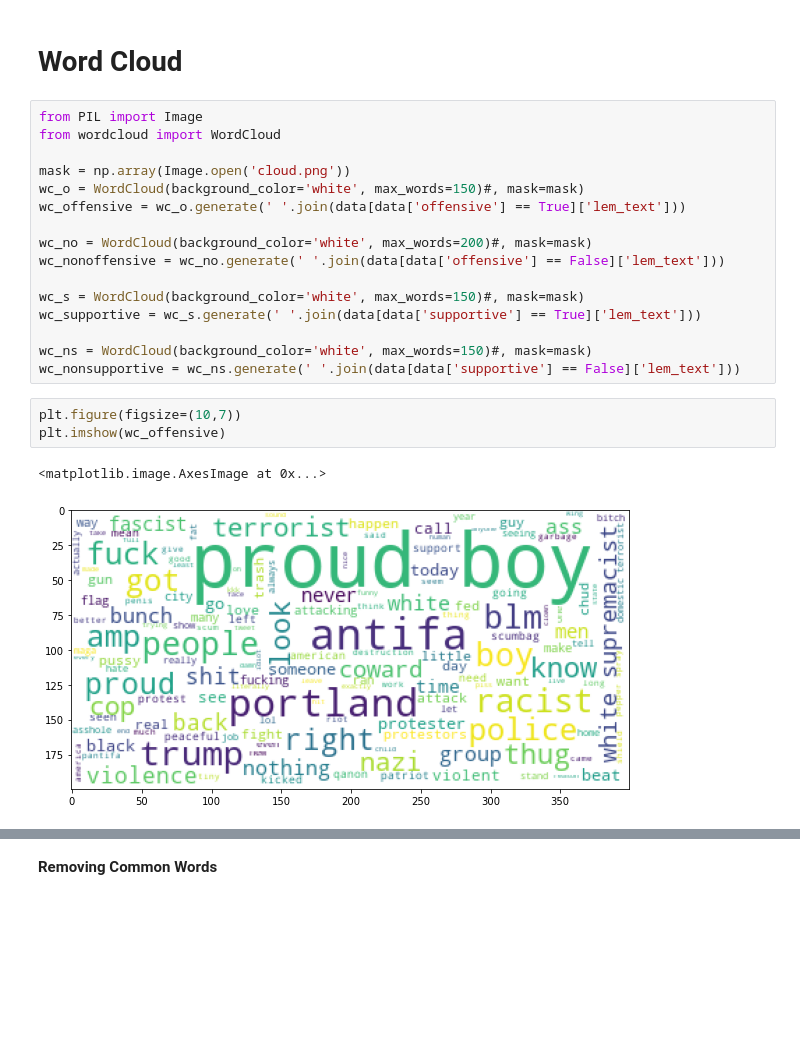
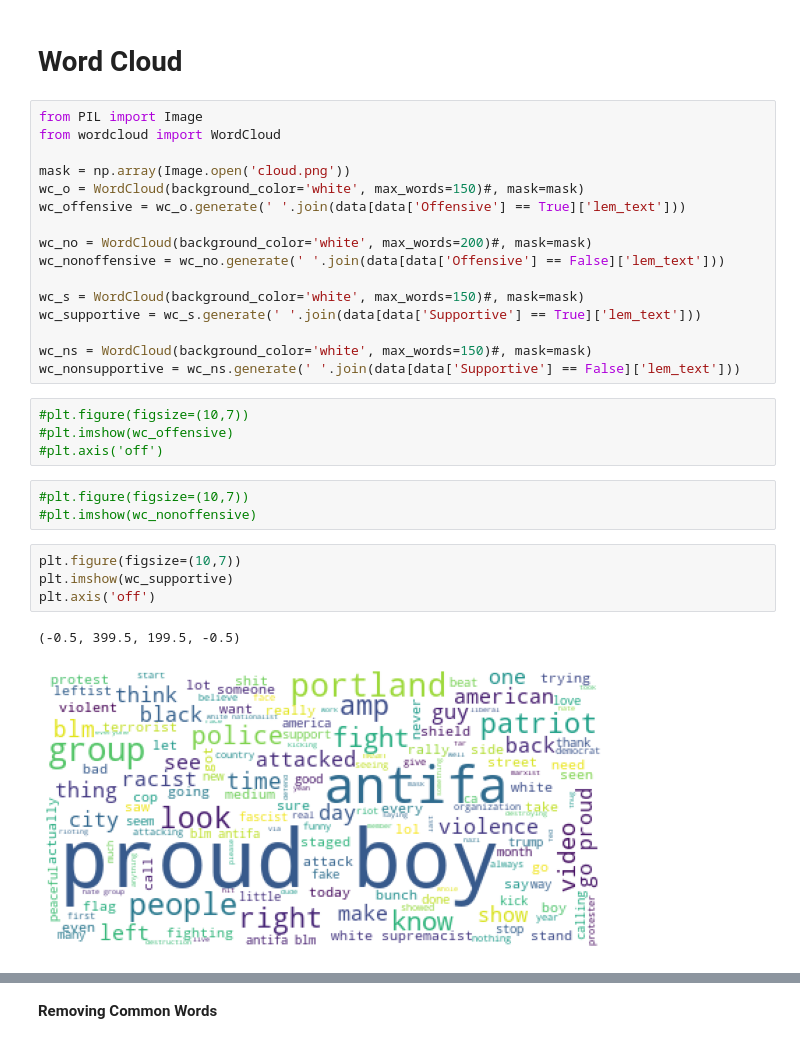
Before and after one commit to fahim0120/SocialMediaMiningProject, a Jupyter notebook: ProudBoys.ipynb, the cells around one changed output, grey strips where cells are left out. Cells and saved outputs as stored; diff of their text form; blank space fills up the shorter version.

```diff
--- a/ProudBoys.ipynb
+++ b/ProudBoys.ipynb
@@ -204,21 +402,29 @@ from wordcloud import WordCloud
 
 mask = np.array(Image.open('cloud.png'))
 wc_o = WordCloud(background_color='white', max_words=150)#, mask=mask)
-wc_offensive = wc_o.generate(' '.join(data[data['offensive'] == True]['lem_text']))
+wc_offensive = wc_o.generate(' '.join(data[data['Offensive'] == True]['lem_text']))
 
 wc_no = WordCloud(background_color='white', max_words=200)#, mask=mask)
-wc_nonoffensive = wc_no.generate(' '.join(data[data['offensive'] == False]['lem_text']))
+wc_nonoffensive = wc_no.generate(' '.join(data[data['Offensive'] == False]['lem_text']))
 
 wc_s = WordCloud(background_color='white', max_words=150)#, mask=mask)
-wc_supportive = wc_s.generate(' '.join(data[data['supportive'] == True]['lem_text']))
+wc_supportive = wc_s.generate(' '.join(data[data['Supportive'] == True]['lem_text']))
 
 wc_ns = WordCloud(background_color='white', max_words=150)#, mask=mask)
-wc_nonsupportive = wc_ns.generate(' '.join(data[data['supportive'] == False]['lem_text']))
+wc_nonsupportive = wc_ns.generate(' '.join(data[data['Supportive'] == False]['lem_text']))
+# %%
+#plt.figure(figsize=(10,7))
+#plt.imshow(wc_offensive)
+#plt.axis('off')
+# %%
+#plt.figure(figsize=(10,7))
+#plt.imshow(wc_nonoffensive)
 # %%
 plt.figure(figsize=(10,7))
-plt.imshow(wc_offensive)
+plt.imshow(wc_supportive)
+plt.axis('off')
 # %% [output]
-<matplotlib.image.AxesImage at 0x...>
+(-0.5, 399.5, 199.5, -0.5)
-[figure, old version]
+[figure, new version]
 # %%
 plt.figure(figsize=(10,7))
```
Also changed, not shown: parts of 31 cells of this notebook, 1 other file.
